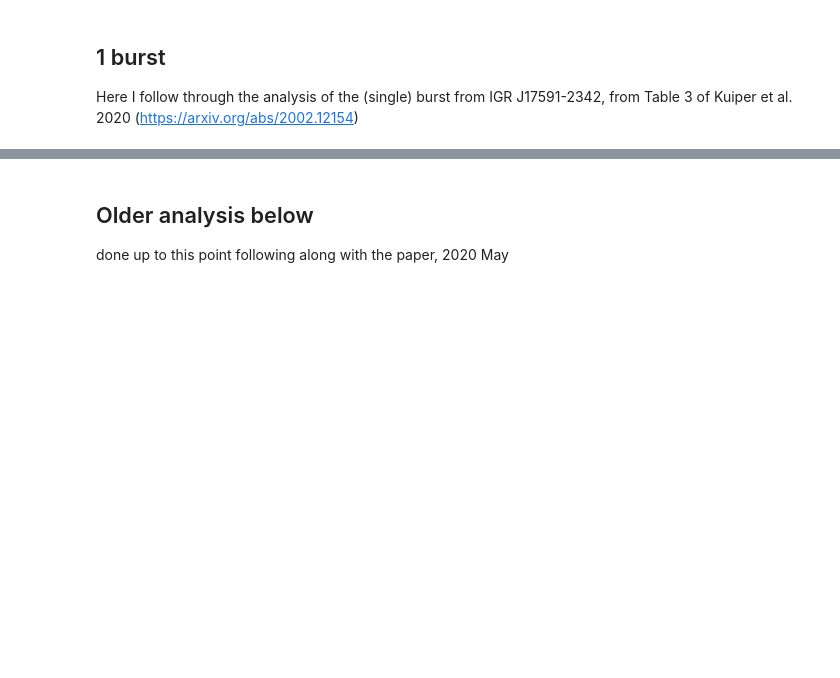
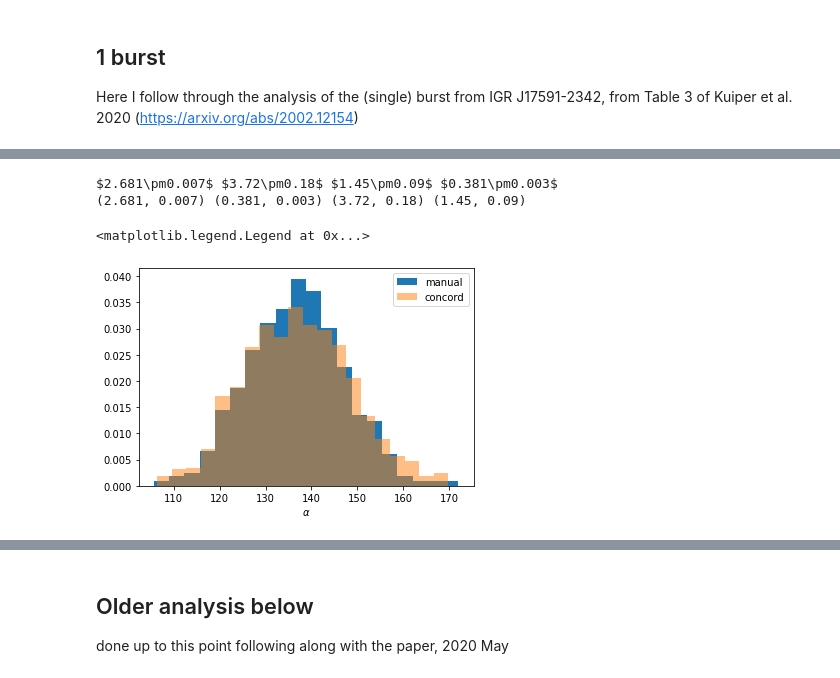
Before and after one commit to outs1der/concord, a Jupyter notebook: Inferring burster properties.ipynb, the cells around one changed output, grey strips where cells are left out. Cells and saved outputs as stored; diff of their text form; code cells hidden in the pictures; blank space fills up the shorter version.

```diff
--- a/Inferring burster properties.ipynb
+++ b/Inferring burster properties.ipynb
@@ -231,0 +305,7 @@ Inferred recurrence time is 1.78 +/- 0.72 d
+# %%
+import concord as cd
+
+obs = cd.ObservedBurst.ref('GS 1826-24', 3.5)
+
+i = 6 # select the first epoch burst from 1820
+obs.table[i]
@@ -231,0 +334,54 @@ Inferred recurrence time is 1.78 +/- 0.72 d
+# %%
+f_unit = u.erg/u.cm**2/u.s
+nsamp = 1000
+
+# Extract the data from this row and plot the alpha values
+
+print (obs.table[i][3], obs.table[i][4], obs.table[i][5], obs.table[i][7])
+
+# Convert table strings to quantities (and errors, where available)
+tdel = cd.decode_LaTeX(obs.table[i][3])
+fper, e_fper = cd.decode_LaTeX(obs.table[i][4])
+fluen, fluene  = cd.decode_LaTeX(obs.table[i][7])
+bc = cd.decode_LaTeX(obs.table[i][5])
+# Could calculate alpha via the other parameters, should really incorporate this into hfrac
+# alpha = tex2val(obs.table[i][9])
+# alpha =  np.random.normal(0., 1., size=nsamp) * alpha[1] + alpha[0]
+
+# Here's the (new) built-in calculation in concord, for comparison
+
+# if tdel[1] is None:
+#     tdel = tdel[0]
+# if bc[1] is None:
+#     bc = bc[0]
+print (tdel, (fluen, fluene), (fper, e_fper), bc)
+# %% [output]
+$2.681\pm0.007$ $3.72\pm0.18$ $1.45\pm0.09$ $0.381\pm0.003$
+(2.681, 0.007) (0.381, 0.003) (3.72, 0.18) (1.45, 0.09)
+# %%
+alpha2 = cd.alpha(tdel, (fluen, fluene), (fper, e_fper), bc)
+
+# Original (manual) calculation below
+
+fluen = np.random.normal(loc=fluen, scale=fluene, size=nsamp)
+pflux = np.random.normal(loc=fper, scale=e_fper, size=nsamp)
+if np.shape(bc) != ():
+    bc = np.random.normal(loc=bc[0], scale=bc[1], size=nsamp)
+# Calculate alpha and plot the histogram
+
+if np.shape(tdel) != ():
+    tdel =  (np.random.normal(0., 1., size=nsamp) * tdel[1] + tdel[0])*u.hr
+else:
+    tdel *= u.hr
+alpha = pflux*f_unit/u.s*bc*tdel.to('s')/(fluen*1000*f_unit)
+
+# compare with the concord version
+
+plt.hist(alpha, bins=20, density=True, label='manual')
+#print (np.shape(tdel), np.shape())
+plt.hist(alpha2.distribution, bins=20, density=True, alpha=.50, label='concord')
+plt.xlabel('$\\alpha$')
+plt.legend()
+# %% [output]
+<matplotlib.legend.Legend at 0x...>
+[figure, added]
```
Also changed, not shown: parts of 25 cells of this notebook, 4 other files.
